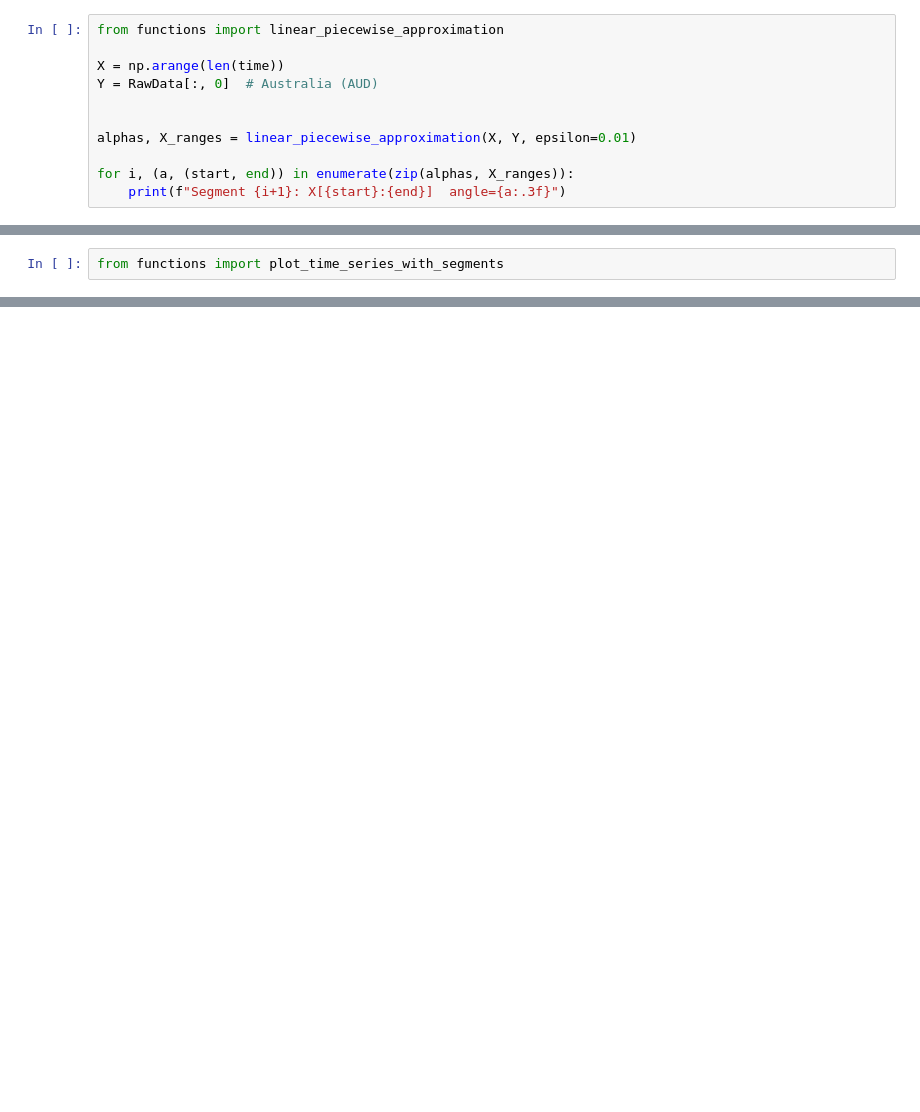
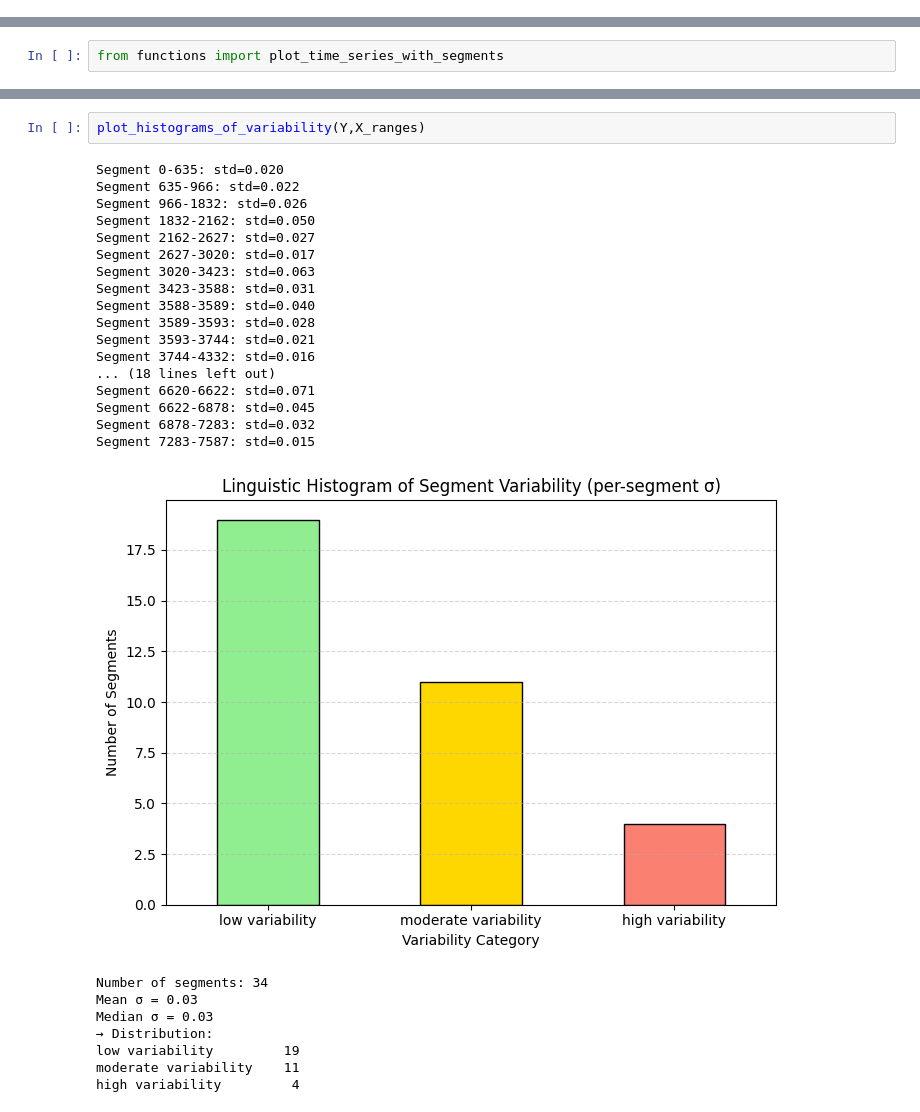
Before and after one commit to CyprienFOURCROY/Linguistic_Summarization_Time_Series, a Jupyter notebook: linguistic_summarization.ipynb, the cells around one changed output, grey strips where cells are left out. Drawn from its saved outputs; the diff is of its cells as text; blank space fills up the shorter version.

```diff
--- a/linguistic_summarization.ipynb
+++ b/linguistic_summarization.ipynb
@@ -28,14 +28,3 @@ DatetimeIndex(['1990-01-01', '1990-01-02', '1990-01-03', '1990-01-04',
                '2010-10-05', '2010-10-06', '2010-10-07', '2010-10-08',
                '2010-10-09', '2010-10-10'],
               dtype='datetime64[ns]', length=7588, freq=None)
-# %%
-from functions import linear_piecewise_approximation
-
-X = np.arange(len(time))
-Y = RawData[:, 0]  # Australia (AUD)
-
-
-alphas, X_ranges = linear_piecewise_approximation(X, Y, epsilon=0.01)
-
-for i, (a, (start, end)) in enumerate(zip(alphas, X_ranges)):
-    print(f"Segment {i+1}: X[{start}:{end}]  angle={a:.3f}")
@@ -75,0 +315,28 @@ Segment 5: X[7093:7587]  angle=0.003
+# %%
+plot_histograms_of_variability(Y,X_ranges)
+# %% [output]
+Segment 0-635: std=0.020
+Segment 635-966: std=0.022
+Segment 966-1832: std=0.026
+Segment 1832-2162: std=0.050
+Segment 2162-2627: std=0.027
+Segment 2627-3020: std=0.017
+Segment 3020-3423: std=0.063
+Segment 3423-3588: std=0.031
+Segment 3588-3589: std=0.040
+Segment 3589-3593: std=0.028
+Segment 3593-3744: std=0.021
+Segment 3744-4332: std=0.016
+... (18 lines left out)
+Segment 6620-6622: std=0.071
+Segment 6622-6878: std=0.045
+Segment 6878-7283: std=0.032
+Segment 7283-7587: std=0.015
+[figure, added]
+Number of segments: 34
+Mean σ = 0.03
+Median σ = 0.03
+→ Distribution:
+low variability         19
+moderate variability    11
+high variability         4
```
Also changed, not shown: parts of 13 cells of this notebook, 1 other file.
